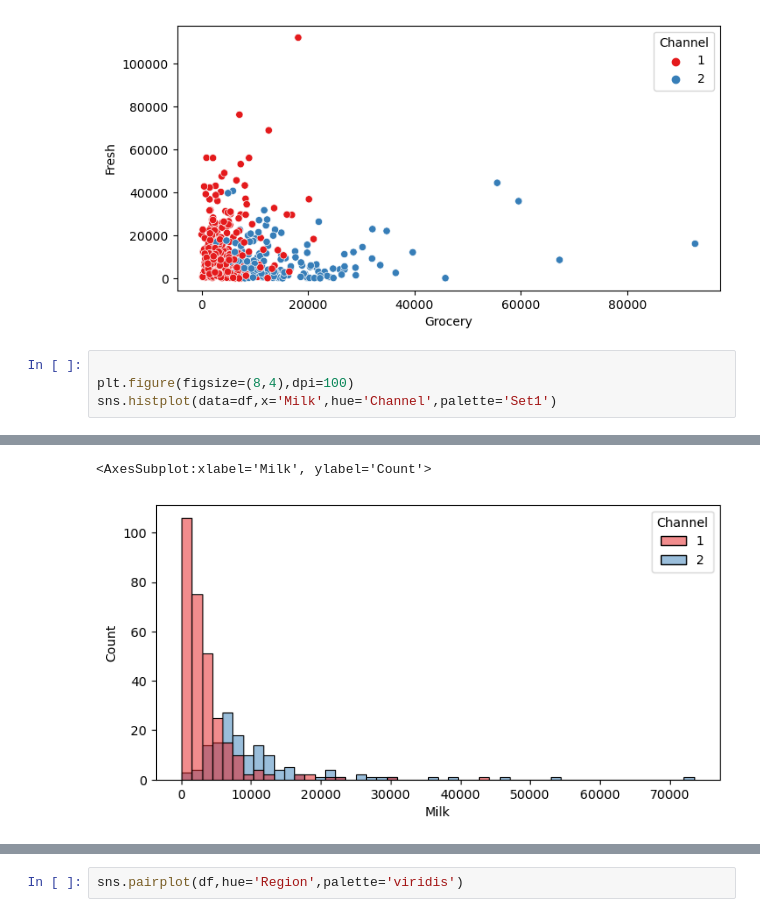
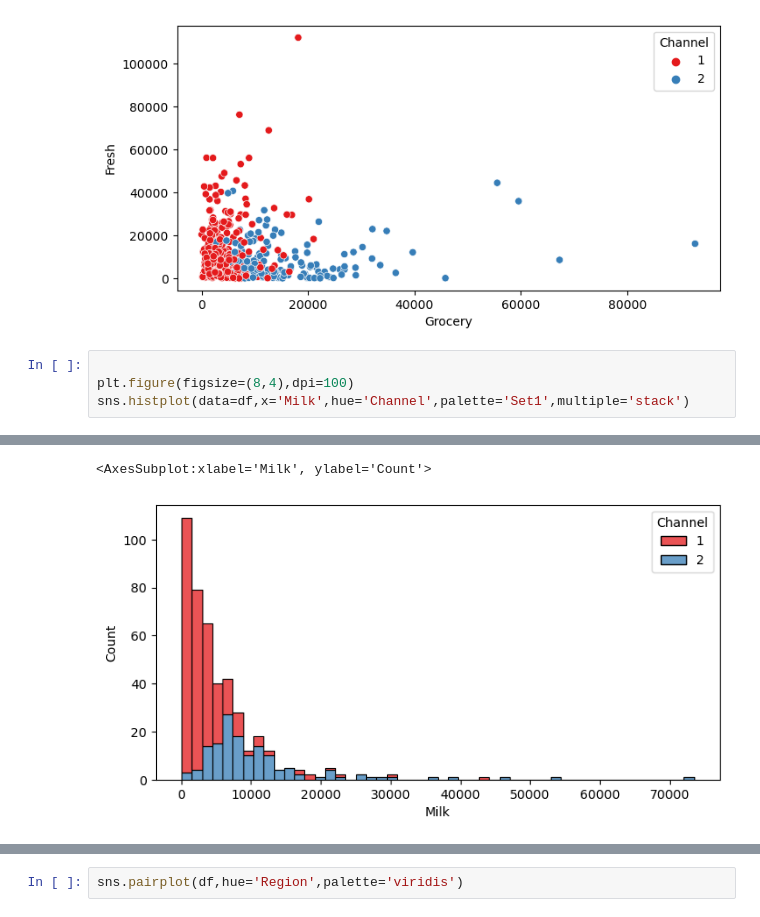
Before and after one commit to Naveen-janakiraman/Projects, a Jupyter notebook: Outliers project using DBSCAN.ipynb, the cells around one changed output, grey strips where cells are left out. Drawn from its saved outputs; the diff is of its cells as text.

```diff
--- a/Outliers project using DBSCAN.ipynb
+++ b/Outliers project using DBSCAN.ipynb
@@ -88,10 +88,10 @@ sns.scatterplot(data=df,x='Grocery',y='Fresh',hue='Channel',palette='Set1')
 # %%
 
 plt.figure(figsize=(8,4),dpi=100)
-sns.histplot(data=df,x='Milk',hue='Channel',palette='Set1')
+sns.histplot(data=df,x='Milk',hue='Channel',palette='Set1',multiple='stack')
 # %% [output]
 [interactive output not drawn]
 [interactive output not drawn]
 <AxesSubplot:xlabel='Milk', ylabel='Count'>
-[figure, old version]
+[figure, new version]
 # %%
```
Also changed, not shown: parts of 1 cell of this notebook.
